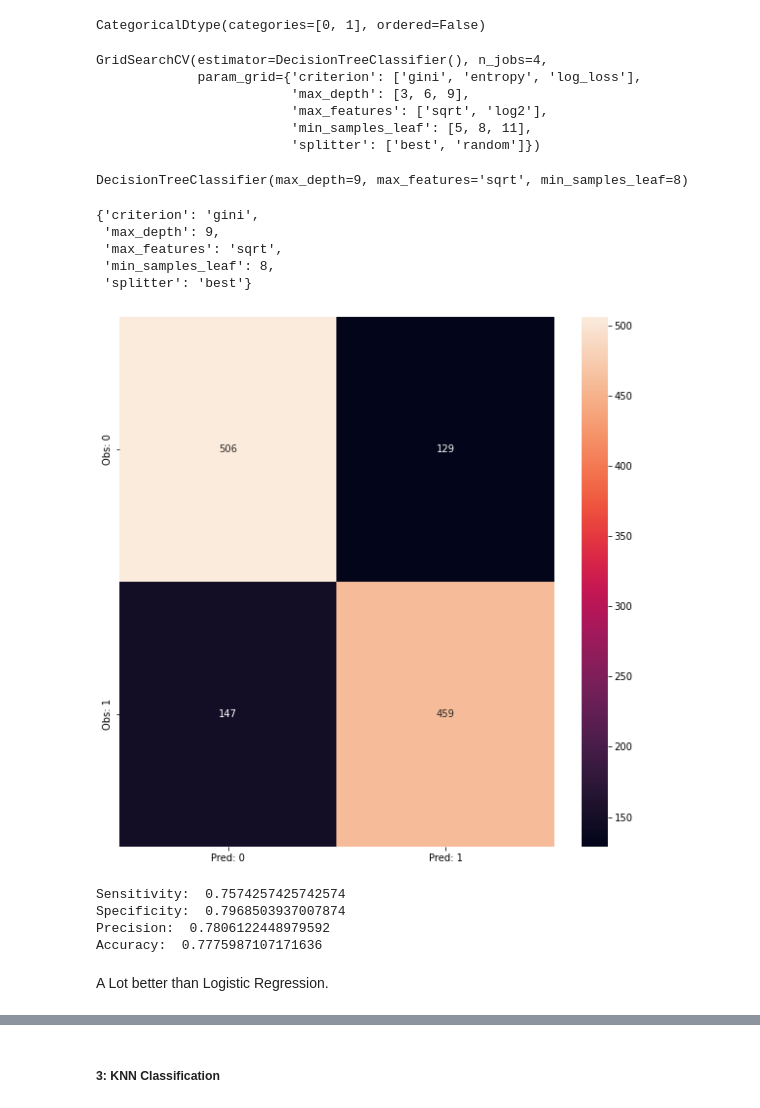
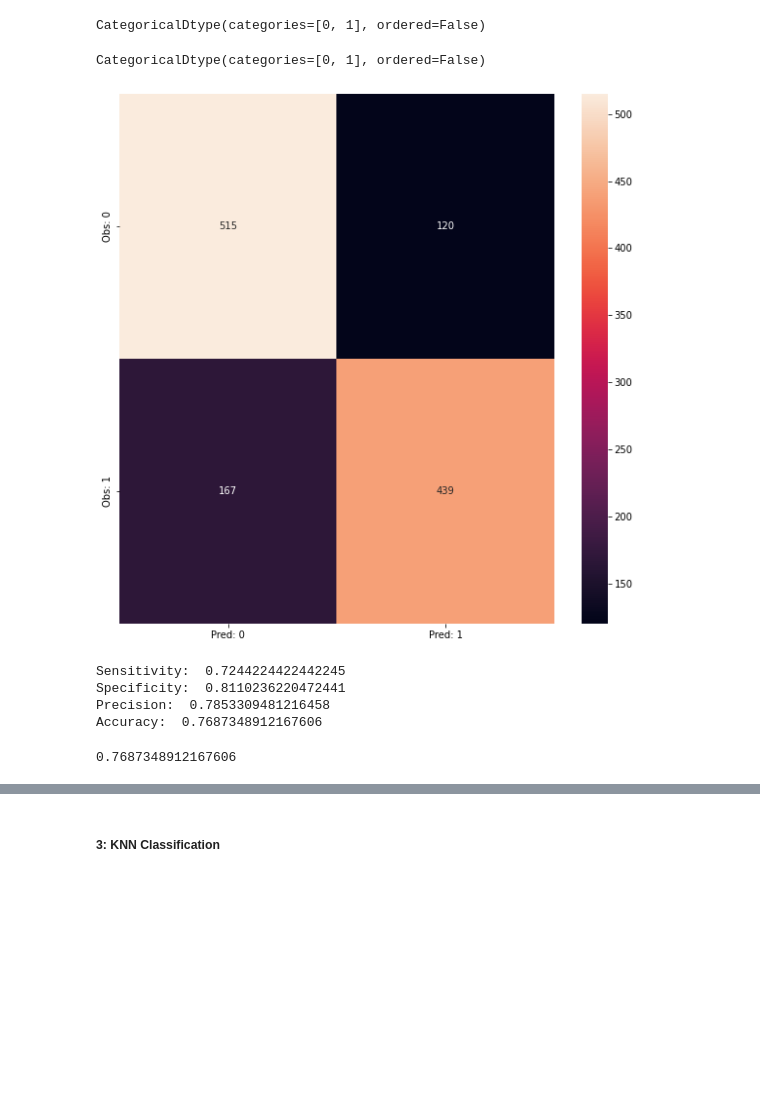
Before and after one commit to Dhruv-Chandra/Heart-Patients, a Jupyter notebook: Heart Patients.ipynb, the cells around one changed output, grey strips where cells are left out. Drawn from its saved outputs; the diff is of its cells as text; code cells hidden in the pictures; blank space fills up the shorter version.

```diff
--- a/Heart Patients.ipynb
+++ b/Heart Patients.ipynb
@@ -562,3 +492,8 @@ x_train_dt, x_test_dt, y_train_dt, y_test_dt = split_data(new_df)
+# %%
+dfp.TenYearCHD = dfp.TenYearCHD.astype('category')
+dfp.TenYearCHD.dtype
+# %% [output]
+CategoricalDtype(categories=[0, 1], ordered=False)
 # %%
 params_dt = {
     'criterion': ['gini','entropy', 'log_loss'],
@@ -567,38 +502,12 @@ params_dt = {
     'min_samples_leaf': [5, 8, 11],
     'max_features': ['sqrt', 'log2'],
 }
-
-grid_dt = GridSearchCV(DecisionTreeClassifier(), param_grid=params_dt, n_jobs=4)
-grid_dt.fit(x_train_dt, y_train_dt)
-# %% [output]
-GridSearchCV(estimator=DecisionTreeClassifier(), n_jobs=4,
-             param_grid={'criterion': ['gini', 'entropy', 'log_loss'],
-                         'max_depth': [3, 6, 9],
-                         'max_features': ['sqrt', 'log2'],
-                         'min_samples_leaf': [5, 8, 11],
-                         'splitter': ['best', 'random']})
-# %%
-best_estimator_dt = grid_dt.best_estimator_
-best_estimator_dt
-# %% [output]
-DecisionTreeClassifier(max_depth=9, max_features='sqrt', min_samples_leaf=8)
-# %%
-best_params_dt = grid_dt.best_params_
-best_params_dt
-# %% [output]
-{'criterion': 'gini',
- 'max_depth': 9,
- 'max_features': 'sqrt',
- 'min_samples_leaf': 8,
- 'splitter': 'best'}
-# %%
-pred_dt = grid_dt.predict(x_test_dt)
-acc_dt = check_accuracy(y_test_dt, pred_dt, 'yes')
-# %% [output]
-[figure, removed]
-Sensitivity:  0.7574257425742574
-Specificity:  0.7968503937007874
-Precision:  0.7806122448979592
-Accuracy:  0.7775987107171636
-# %% [markdown]
-A Lot better than Logistic Regression.
+# %%
+grid_search(DecisionTreeClassifier(), params_dt, dfp)
+# %% [output]
+[figure, added]
+Sensitivity:  0.7244224422442245
+Specificity:  0.8110236220472441
+Precision:  0.7853309481216458
+Accuracy:  0.7687348912167606
+0.7687348912167606
```
Also changed, not shown: parts of 41 cells of this notebook.
